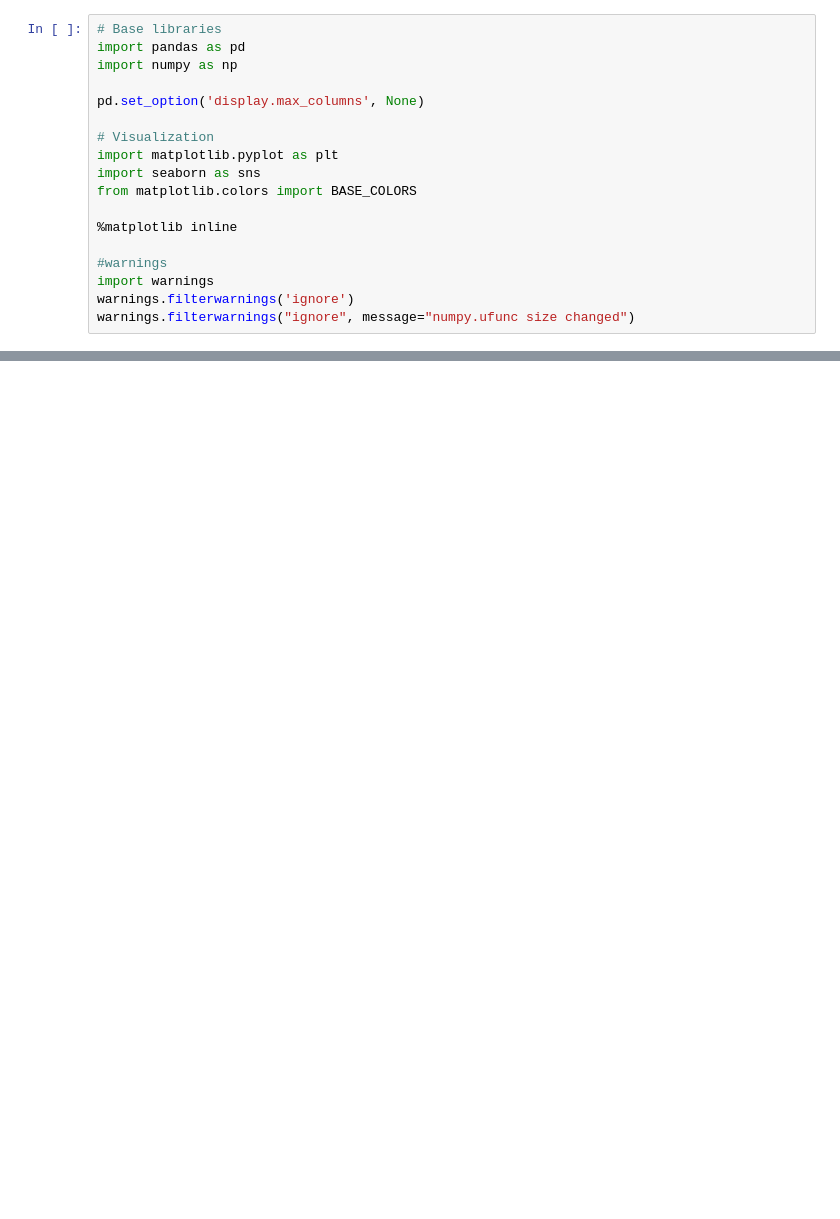
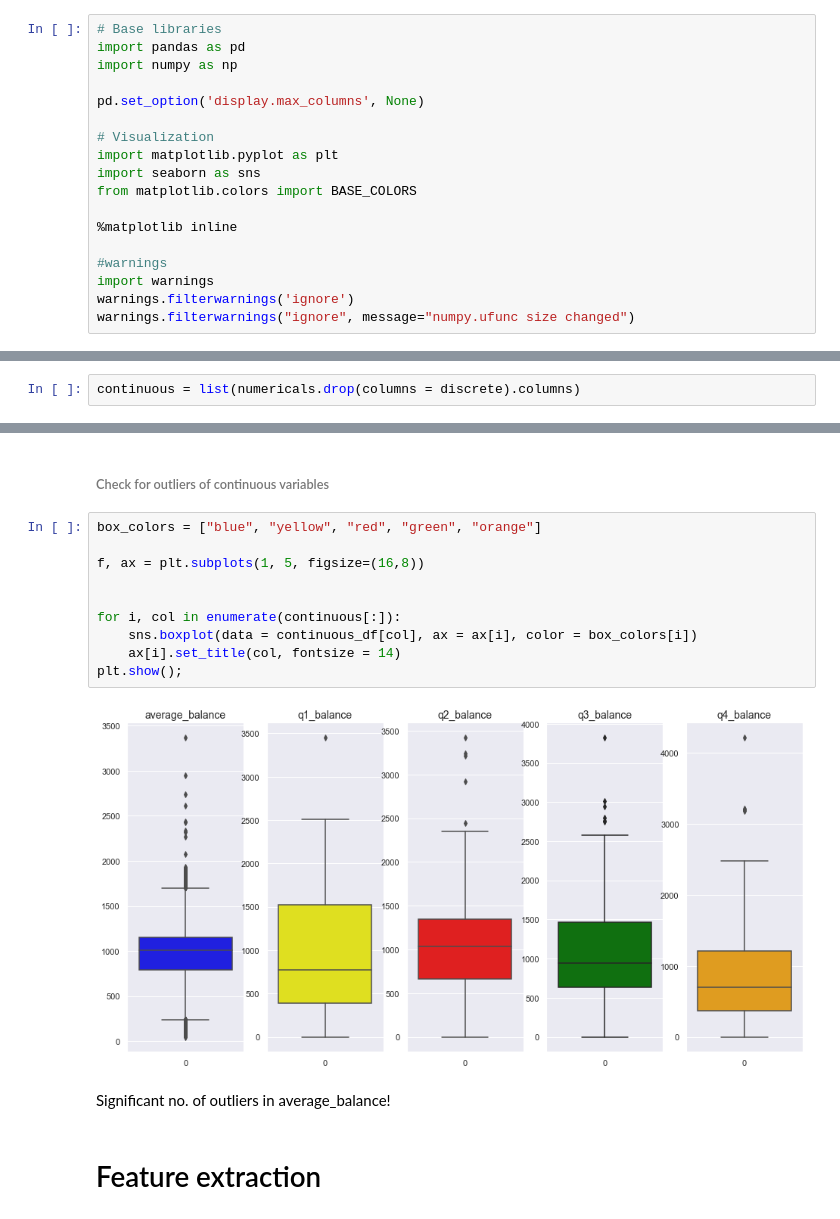
Before and after one commit to dataaivu/ML-Classification, a Jupyter notebook: Project_Deliverables/ML_Classification_Final.ipynb, the cells around one changed output, grey strips where cells are left out. Drawn from its saved outputs; the diff is of its cells as text; blank space fills up the shorter version.

```diff
--- a/Project_Deliverables/ML_Classification_Final.ipynb
+++ b/Project_Deliverables/ML_Classification_Final.ipynb
@@ -36,0 +209,2 @@ credit_df
+# %%
+continuous = list(numericals.drop(columns = discrete).columns)
@@ -36,0 +357,18 @@ credit_df
+# %% [markdown]
+###### Check for outliers of continuous variables
+# %%
+box_colors = ["blue", "yellow", "red", "green", "orange"]
+
+f, ax = plt.subplots(1, 5, figsize=(16,8))
+
+
+for i, col in enumerate(continuous[:]):
+    sns.boxplot(data = continuous_df[col], ax = ax[i], color = box_colors[i])
+    ax[i].set_title(col, fontsize = 14)
+plt.show();
+# %% [output]
+[figure, added]
+# %% [markdown]
+Significant no. of outliers in average_balance!
+# %% [markdown]
+# Feature extraction
```
Also changed, not shown: parts of 100 cells of this notebook, 1 other file.
